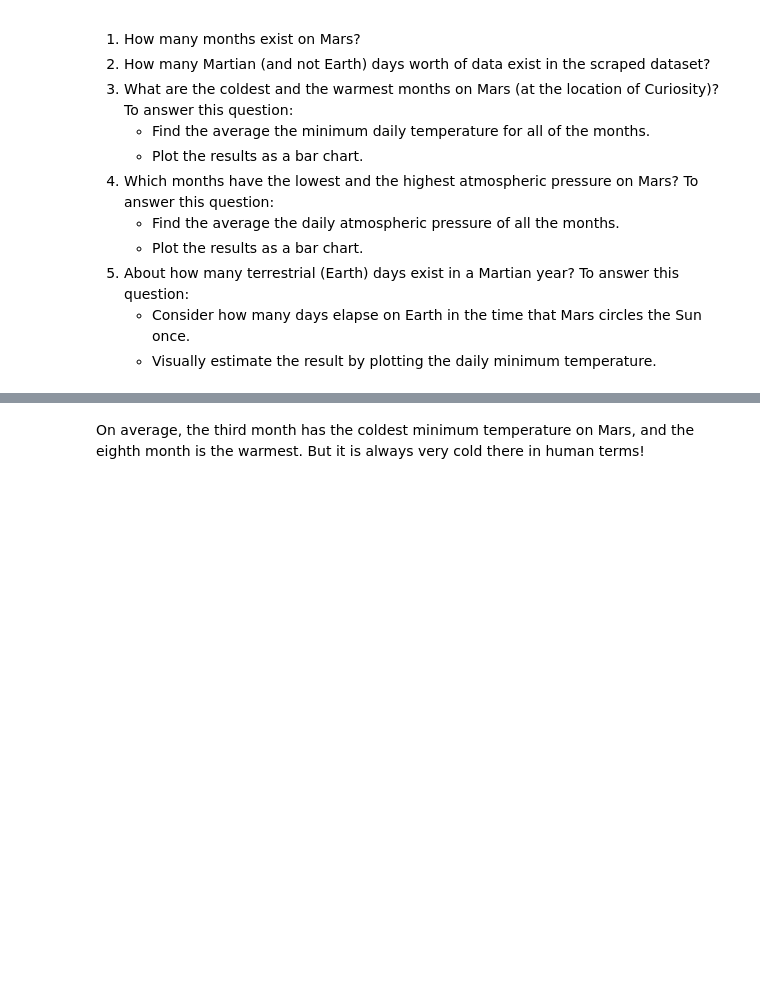
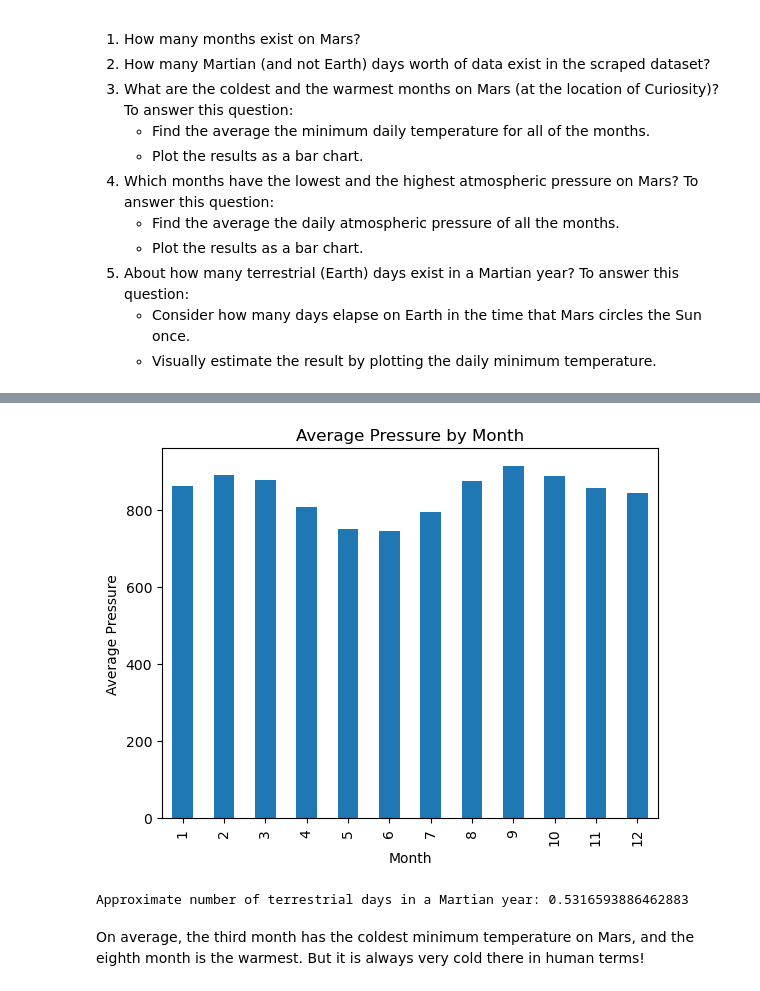
Before and after one commit to niganmarin/mars-challenge, a Jupyter notebook: Starter_Code/part_2_mars_weather.ipynb, the cells around one changed output, grey strips where cells are left out. Drawn from its saved outputs; the diff is of its cells as text; code cells hidden in the pictures; blank space fills up the shorter version.

```diff
--- a/Starter_Code/part_2_mars_weather.ipynb
+++ b/Starter_Code/part_2_mars_weather.ipynb
@@ -174,2 +238,3 @@ Analyze your dataset by using Pandas functions to answer the following questions
 # %%
 # 4. Average pressure by Martian month
+monthly_avg_pressure = df.groupby('month')['pressure'].mean()
@@ -178,5 +241,22 @@ Analyze your dataset by using Pandas functions to answer the following questions
+# %%
+# Plot the average pressure by month
+monthly_avg_pressure.plot(kind='bar')
+plt.xlabel('Month')
+plt.ylabel('Average Pressure')
+plt.title('Average Pressure by Month')
+plt.show()
+# %% [output]
+[figure, added]
 # %%
 # 5. How many terrestrial (earth) days are there in a Martian year?
+earth_year = 365.25  # Earth year in days
+martian_year = 687  # Martian year in Earth days
+
+terrestrial_days = earth_year / martian_year
+
+print("Approximate number of terrestrial days in a Martian year:", terrestrial_days)
+# %% [output]
+Approximate number of terrestrial days in a Martian year: 0.5316593886462883
 # %% [markdown]
 On average, the third month has the coldest minimum temperature on Mars, and the eighth month is the warmest. But it is always very cold there in human terms!
 # %% [markdown]
```
Also changed, not shown: parts of 14 cells of this notebook, 1 other file.
